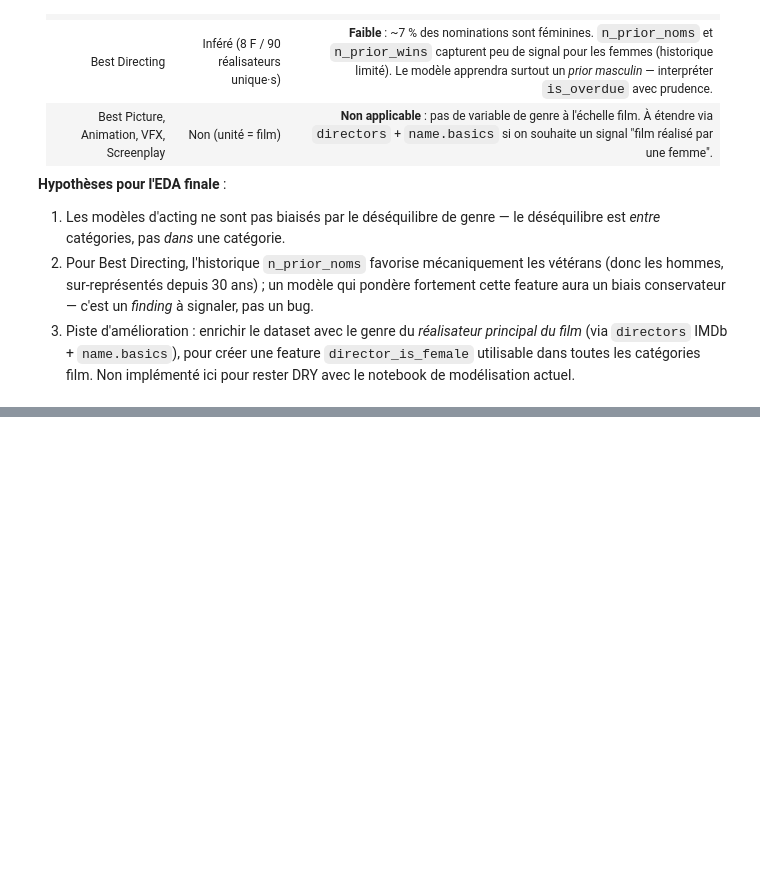
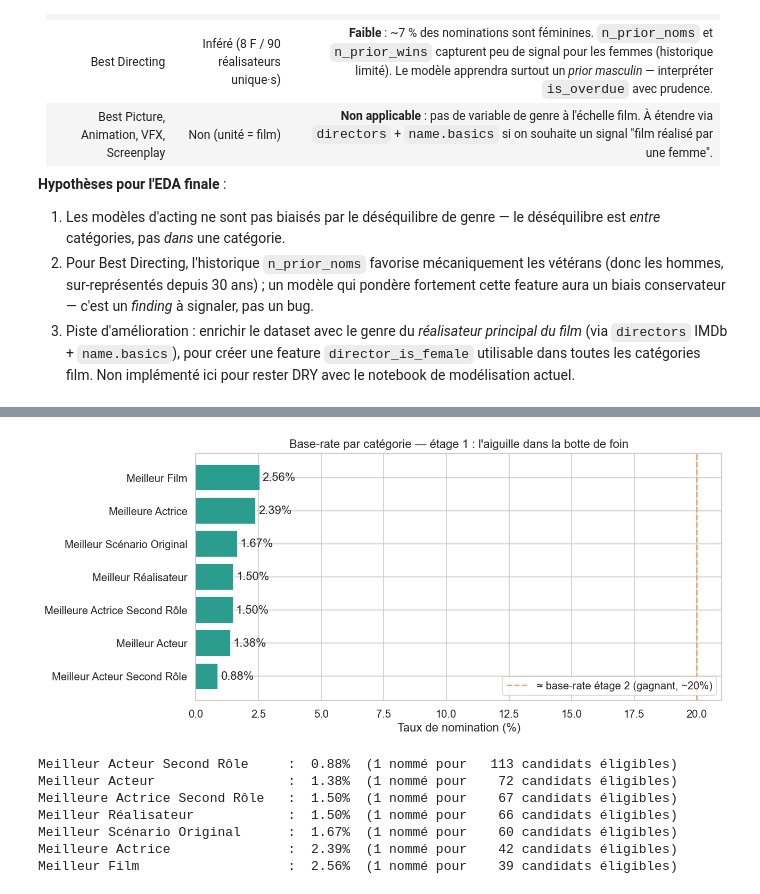
Before and after one commit to jbouniol/albert-ml-oscar-predictions, a Jupyter notebook: Notebooks/02_EDA_visualisation.ipynb, the cells around one changed output, grey strips where cells are left out. Cells and saved outputs as stored; diff of their text form; code cells hidden in the pictures; blank space fills up the shorter version.

```diff
--- a/Notebooks/02_EDA_visualisation.ipynb
+++ b/Notebooks/02_EDA_visualisation.ipynb
@@ -602,0 +605,24 @@ period
+# %%
+# Chargement du dataset de nomination (étage 1) : positifs + set négatif (cf. 05)
+DATA_NOM = ROOT / 'Data' / 'Processed' / 'oscar_nomination_dataset.parquet'
+df_nom = pd.read_parquet(DATA_NOM)
+
+# Palette étage 1 : vert = nommé, gris = éligible non-nommé (distincte de PALETTE_WIN)
+PALETTE_NOM = {1: '#2A9D8F', 0: '#ADB5BD'}
+LBL_NOM = {1: 'Nommé', 0: 'Éligible non-nommé'}
+
+# Features alignées sur 05 (cohérence EDA <-> modélisation)
+FILM_FEATS = ['log_imdb_votes', 'imdb_rating', 'runtime_minutes', 'n_genres',
+              'is_drama', 'is_comedy', 'is_biography', 'is_animation',
+              'is_romance', 'is_war', 'is_history']
+PERSON_FEATS = ['log_imdb_votes', 'imdb_rating', 'runtime_minutes', 'n_genres',
+                'is_drama', 'is_comedy', 'is_biography', 'is_romance',
+                'n_prior_noms', 'billing_order']
+
+print(f'Shape                      : {df_nom.shape[0]} lignes x {df_nom.shape[1]} colonnes')
+print(f'Nommés (positifs)          : {int(df_nom.nominated.sum())}')
+print(f'Éligibles non-nommés (nég) : {int((df_nom.nominated == 0).sum())}')
+print(f'Base-rate global           : {df_nom.nominated.mean()*100:.2f} %')
+print(f'Catégories                 : {df_nom.category.nunique()}')
+print(f'Unités film / personne     : {(df_nom.kind=="film").sum()} / {(df_nom.kind=="person").sum()}')
+df_nom.head()
@@ -602,0 +648,27 @@ period
+# %%
+# Taux de nomination (base-rate) par catégorie
+br = (df_nom.groupby('category')['nominated'].mean() * 100).sort_values()
+
+fig, ax = plt.subplots(figsize=(11, 5))
+bars = ax.barh(br.index, br.values, color='#2A9D8F')
+ax.bar_label(bars, labels=[f'{v:.2f}%' for v in br.values], padding=3)
+ax.axvline(20, color='#F4A261', ls='--', lw=1.6,
+           label='≈ base-rate étage 2 (gagnant, ~20%)')
+ax.set_xlabel('Taux de nomination (%)')
+ax.set_title("Base-rate par catégorie — étage 1 : l'aiguille dans la botte de foin")
+ax.set_xlim(0, 21)
+ax.legend(loc='lower right')
+plt.tight_layout()
+plt.show()
+
+for c, v in br.items():
+    print(f'{c:32s}: {v:5.2f}%  (1 nommé pour {100/v:5.0f} candidats éligibles)')
+# %% [output]
+[figure, added]
+Meilleur Acteur Second Rôle     :  0.88%  (1 nommé pour   113 candidats éligibles)
+Meilleur Acteur                 :  1.38%  (1 nommé pour    72 candidats éligibles)
+Meilleure Actrice Second Rôle   :  1.50%  (1 nommé pour    67 candidats éligibles)
+Meilleur Réalisateur            :  1.50%  (1 nommé pour    66 candidats éligibles)
+Meilleur Scénario Original      :  1.67%  (1 nommé pour    60 candidats éligibles)
+Meilleure Actrice               :  2.39%  (1 nommé pour    42 candidats éligibles)
+Meilleur Film                   :  2.56%  (1 nommé pour    39 candidats éligibles)
```
Also changed, not shown: parts of 14 cells of this notebook.
